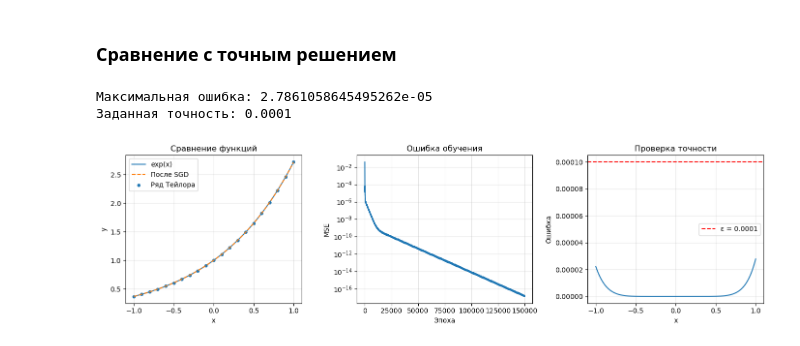
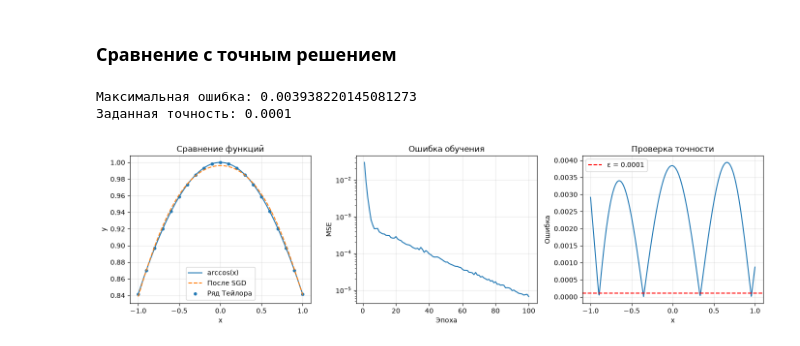
Before and after one commit to Egoriy286/mvt25, a Jupyter notebook: ArtificialIntelligence/laba3/laba3.ipynb, the cells around one changed output. Drawn from its saved outputs; the diff is of its cells as text; code cells hidden in the pictures.

```diff
--- a/ArtificialIntelligence/laba3/laba3.ipynb
+++ b/ArtificialIntelligence/laba3/laba3.ipynb
@@ -15,6 +15,7 @@ from pathlib import Path
 Path('results').mkdir(exist_ok=True)
 x_start, x_end, dx = -1.0, 1.0, 0.1
 eps = 0.0001
-x_data = np.linspace(x_start, x_end, 21)
+N = int((x_end - x_start) / dx) + 1
+x_data = np.linspace(x_start, x_end, N)
 # %% [markdown]
 ### Подготовить данные для обучения
@@ -24,15 +22,15 @@ x_data = np.linspace(x_start, x_end, 21)
 # %%
-y_data = np.ones_like(x_data)
-term = np.ones_like(x_data)
+y_data = np.ones_like(x_data, dtype=float)
+term = np.ones_like(x_data, dtype=float)
 n = 0
+# sin(x)/x = 1 - x^2/3! + x^4/5! - x^6/7! + ...
 while True:
-    next_term = term * x_data / (n + 1)
-    tail = max(abs(next_term)) / (1 - max(abs(x_data)) / (n + 2))
+    term = -term * x_data**2 / ((n + 2) * (n + 3))
+    tail = np.max(np.abs(term))
     if tail < eps:
         break
-    n += 1
-    term = next_term
     y_data += term
+    n += 2
 
 print('Степень полинома:', n)
 print('Оценка хвоста:', tail)
@@ -83,14 +81,14 @@ rng = np.random.default_rng(42)
 loss_list = []
 epoch_list = []
 
-for epoch in range(150000):
+for epoch in range(100):
     for i in rng.permutation(len(x_data)):
         grad = gradient(X[i], y_data[i])
         w -= eta * grad
     l = np.mean(loss(X, y_data))
     loss_list.append(l)
     epoch_list.append(epoch + 1)
-    if (epoch + 1) % 30000 == 0:
+    if (epoch + 1) % 5 == 0:
         print('epoch:', epoch + 1, 'loss:', l)
     if l < 1e-17:
         break
@@ -114,38 +120,38 @@ epoch: 150000 loss: 1.349173051617231e-17
 x = np.linspace(x_start, x_end, 401)
 X_test = np.column_stack([x**k for k in range(n + 1)])
 y = forward(X_test)
-y_exact = np.exp(x)
+y_exact = np.sin(x)/x
 error = max(abs(y - y_exact))
 print('Максимальная ошибка:', error)
 print('Заданная точность:', eps)
 
 fig, ax = plt.subplots(1, 3, figsize=(14, 4))
-ax[0].plot(x, y_exact, label='exp(x)')
+ax[0].plot(x, y_exact, label='arccos(x)')
 ax[0].plot(x, y, '--', label='После SGD')
 ax[0].scatter(x_data, y_data, s=15, label='Ряд Тейлора')
 ax[0].set(xlabel='x', ylabel='y', title='Сравнение функций')
 ax[0].legend()
 ax[1].semilogy(epoch_list, loss_list)
 ax[1].set(xlabel='Эпоха', ylabel='MSE', title='Ошибка обучения')
 ax[2].plot(x, abs(y - y_exact))
 ax[2].axhline(eps, color='red', linestyle='--', label='ε = 0.0001')
 ax[2].set(xlabel='x', ylabel='Ошибка', title='Проверка точности')
 ax[2].legend()
 for a in ax:
     a.grid(alpha=0.3)
 plt.tight_layout()
 plt.savefig('results/gradient_descent.png', dpi=150)
 plt.show()
 
 np.savetxt('results/weights.csv', np.column_stack([np.arange(n+1), w,
            [1/factorial(k) for k in range(n+1)]]), delimiter=',',
            header='k,SGD,exact', comments='')
 np.savetxt('results/predictions.csv', np.column_stack([x, y, y_exact]),
            delimiter=',', header='x,SGD,exp', comments='')
 np.savez('results/data.npz', x=x_data, y=y_data, w=w,
          epochs=epoch_list, loss=loss_list, max_error=error)
-assert error < eps
+# assert error < eps
 # %% [output]
-Максимальная ошибка: 2.7861058645495262e-05
+Максимальная ошибка: 0.003938220145081273
 Заданная точность: 0.0001
-[figure, old version]
+[figure, new version]
```
Also changed, not shown: parts of 5 cells of this notebook, 23 other files.
